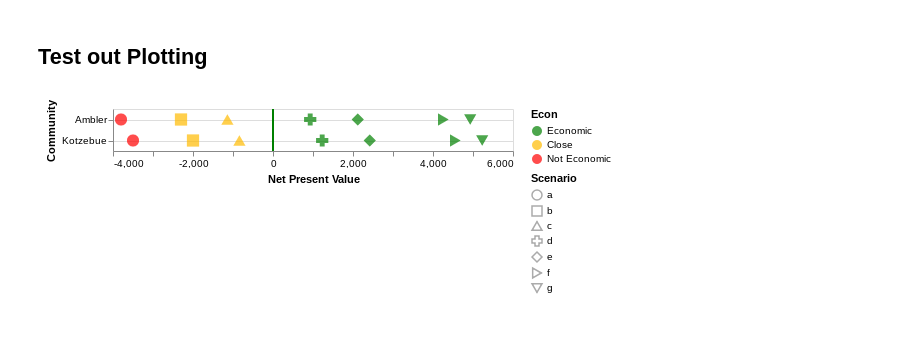
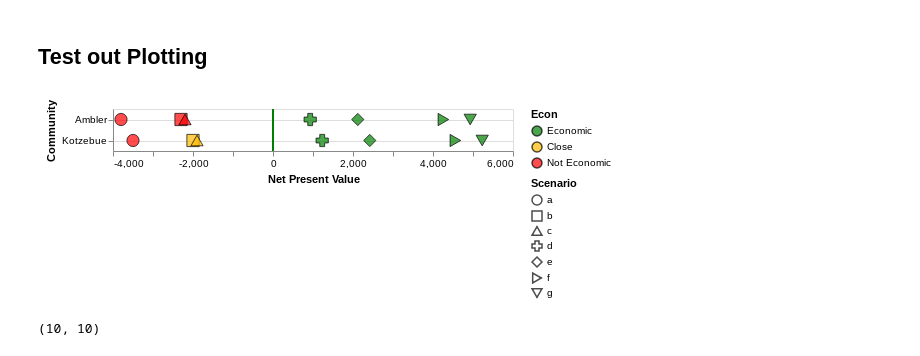
Before and after one commit to alanmitchell/heat-pump-study, a Jupyter notebook: general/city_model_runs.ipynb, the cells around one changed output. Drawn from its saved outputs; the diff is of its cells as text; code cells hidden in the pictures; blank space fills up the shorter version.

```diff
--- a/general/city_model_runs.ipynb
+++ b/general/city_model_runs.ipynb
@@ -16,7 +218,7 @@ DataTransformerRegistry.enable('json')
 # %% [markdown]
 ## Test out Plotting
 # %%
-df_test = pd.DataFrame({'Val': [-3500, -2000, -840, 1230., 2420., 4560., 5230],
+df_test = pd.DataFrame({'Val': [-3500, -2000, -1900, 1230., 2420., 4560., 5230],
                         'Scenario': ['a', 'b', 'c', 'd', 'e', 'f', 'g']})
 df_test['City'] = 'Kotzebue'
 df_test['Econ'] = 'Close'
@@ -25,26 +227,37 @@ df_test.loc[df_test.Val > 0, 'Econ'] =  'Economic'
 df_test2 = df_test.copy()
 df_test2['Val'] -= 300
 df_test2['City'] = 'Ambler'
+df_test2['Econ'] = 'Close'
+df_test2.loc[df_test2.Val < -2000, 'Econ'] =  'Not Economic'
+df_test2.loc[df_test2.Val > 0, 'Econ'] =  'Economic'
 df_test = pd.concat([df_test, df_test2])
 # %%
 # make a color scale for economic payback
 color_scale = alt.Scale(
             domain=['Economic', 'Close', 'Not Economic'],
             range=['green', '#FFBB00', 'red'])
 
-main = alt.Chart(df_test).mark_point(size=150).encode(
+main = alt.Chart(df_test).mark_point(
+    size=150, opacity=0.7, stroke='black', strokeWidth=1
+).encode(
     x=alt.X('Val', axis=alt.Axis(title='Net Present Value', grid=False)),
     y=alt.Y('City', axis=alt.Axis(title='Community', grid=True)),
     shape='Scenario',
     color=alt.Color('Econ', scale=color_scale),
     fill=alt.Color('Econ', scale=color_scale),
     tooltip=['Scenario']
 )
 rule_data = pd.DataFrame([{"ThresholdValue": 0, "Threshold": "breakeven"}])
 rule = alt.Chart(rule_data).mark_rule(color='green').encode(
     x='ThresholdValue',
     size=alt.value(2)
 )
 (rule + main).interactive()
 # %% [output]
-[figure, old version]
+[figure, new version]
+# %%
+import logging
+logging.root.setLevel(logging.DEBUG)
+logging.root.getEffectiveLevel(), logging.DEBUG
+# %% [output]
+(10, 10)
```
Also changed, not shown: parts of 9 cells of this notebook.
